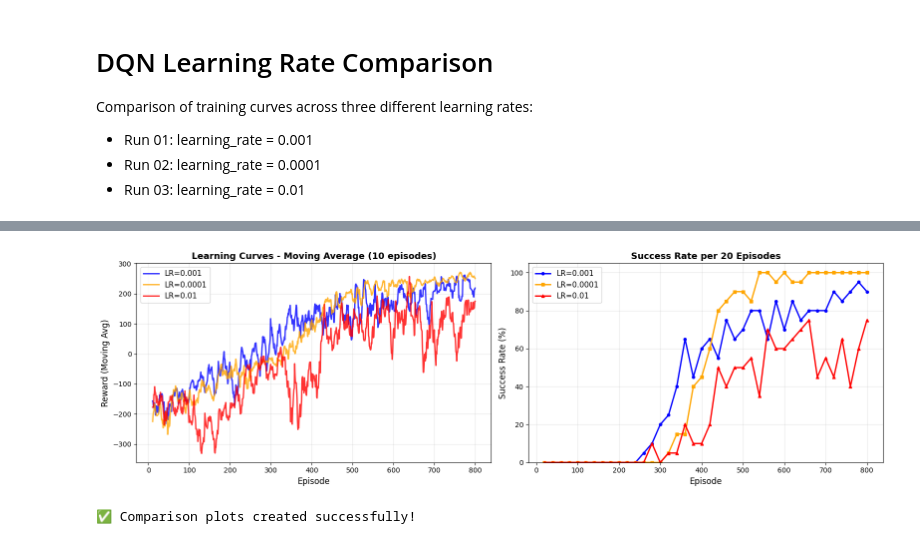
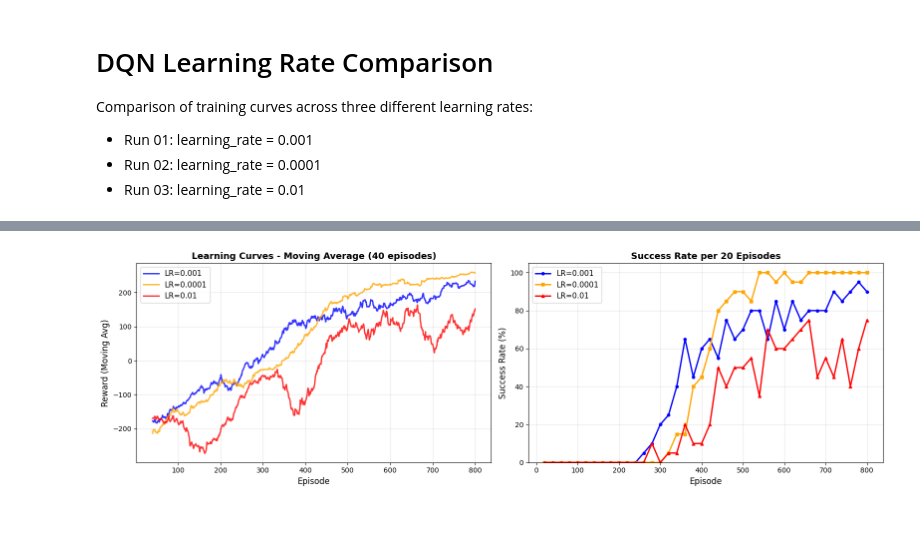
Before and after one commit to 01andreabattaglia/Lunar_Lander_Reinforcement_Learning, a Jupyter notebook: DQN_hyperparameters_comparison.ipynb, the cells around one changed output, grey strips where cells are left out. Cells and saved outputs as stored; diff of their text form; code cells hidden in the pictures.

```diff
--- a/DQN_hyperparameters_comparison.ipynb
+++ b/DQN_hyperparameters_comparison.ipynb
@@ -38,7 +28,7 @@ fig, axes = plt.subplots(1, 2, figsize=(16, 5))
 
 # Plot 1: Individual episode rewards with moving average
 ax = axes[0]
-window = 10
+window = 40
 run01_ma = run01['reward'].rolling(window=window).mean()
 run02_ma = run02['reward'].rolling(window=window).mean()
 run03_ma = run03['reward'].rolling(window=window).mean()
@@ -47,32 +37,31 @@ ax.plot(run01['episode'], run01_ma, linewidth=2, label='LR=0.001', color='blue',
 ax.plot(run02['episode'], run02_ma, linewidth=2, label='LR=0.0001', color='orange', alpha=0.8)
 ax.plot(run03['episode'], run03_ma, linewidth=2, label='LR=0.01', color='red', alpha=0.8)
 ax.set_xlabel('Episode', fontsize=12)
 ax.set_ylabel('Reward (Moving Avg)', fontsize=12)
 ax.set_title(f'Learning Curves - Moving Average ({window} episodes)', fontsize=13, fontweight='bold')
 ax.legend(fontsize=11)
 ax.grid(True, alpha=0.3)
 
 # Plot 2: Success rate (landed_success outcome)
 ax = axes[1]
 log_interval = 20
 run01_success = run01.groupby((run01.index // log_interval))['outcome'].apply(lambda x: (x == 'landed_success').sum() / len(x) * 100)
 run02_success = run02.groupby((run02.index // log_interval))['outcome'].apply(lambda x: (x == 'landed_success').sum() / len(x) * 100)
 run03_success = run03.groupby((run03.index // log_interval))['outcome'].apply(lambda x: (x == 'landed_success').sum() / len(x) * 100)
 
 episodes_bin = np.arange(1, len(run01_success) + 1) * log_interval
 
 ax.plot(episodes_bin, run01_success, marker='o', linewidth=2, label='LR=0.001', color='blue', markersize=4)
 ax.plot(episodes_bin, run02_success, marker='s', linewidth=2, label='LR=0.0001', color='orange', markersize=4)
 ax.plot(episodes_bin, run03_success, marker='^', linewidth=2, label='LR=0.01', color='red', markersize=4)
 ax.set_xlabel('Episode', fontsize=12)
 ax.set_ylabel('Success Rate (%)', fontsize=12)
 ax.set_title(f'Success Rate per {log_interval} Episodes', fontsize=13, fontweight='bold')
 ax.legend(fontsize=11)
 ax.grid(True, alpha=0.3)
 ax.set_ylim([0, 105])
 
 plt.tight_layout()
 plt.show()
 # %% [output]
-[figure, old version]
+[figure, new version]
-✅ Comparison plots created successfully!
```
Also changed, not shown: parts of 1 cell of this notebook, 4 other files.
